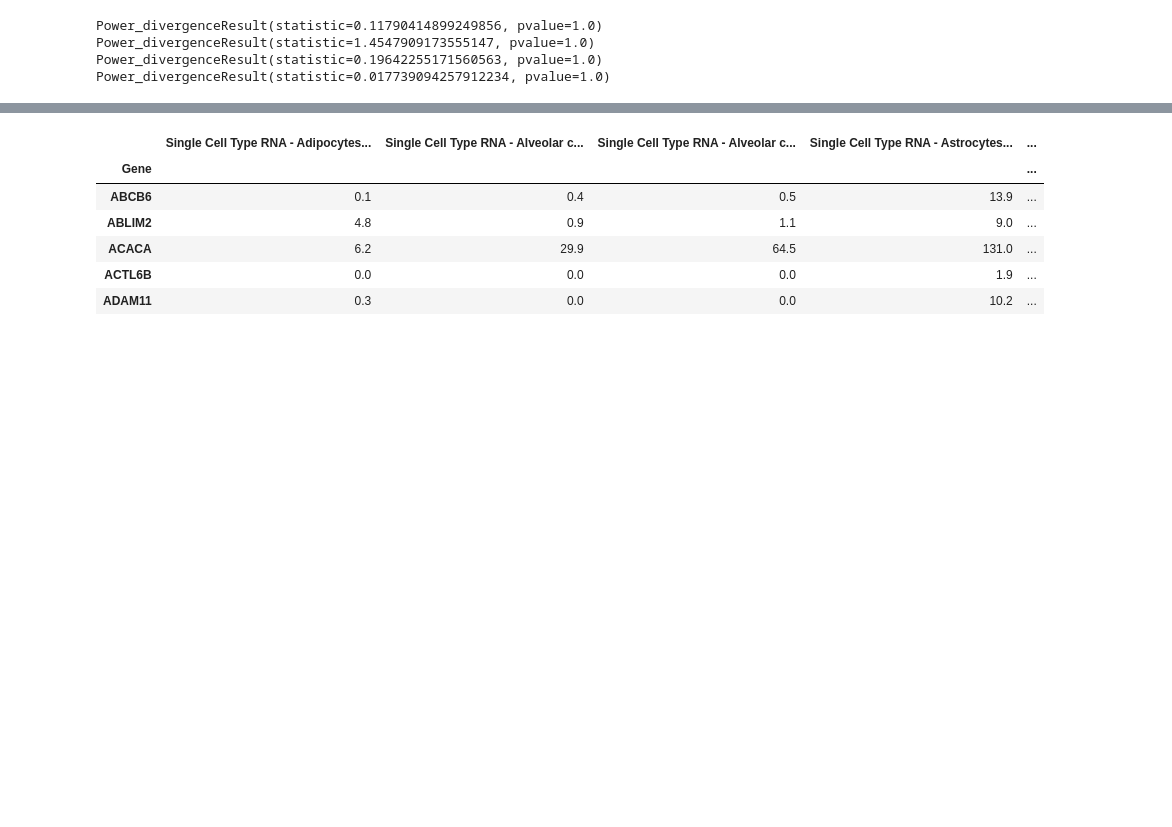
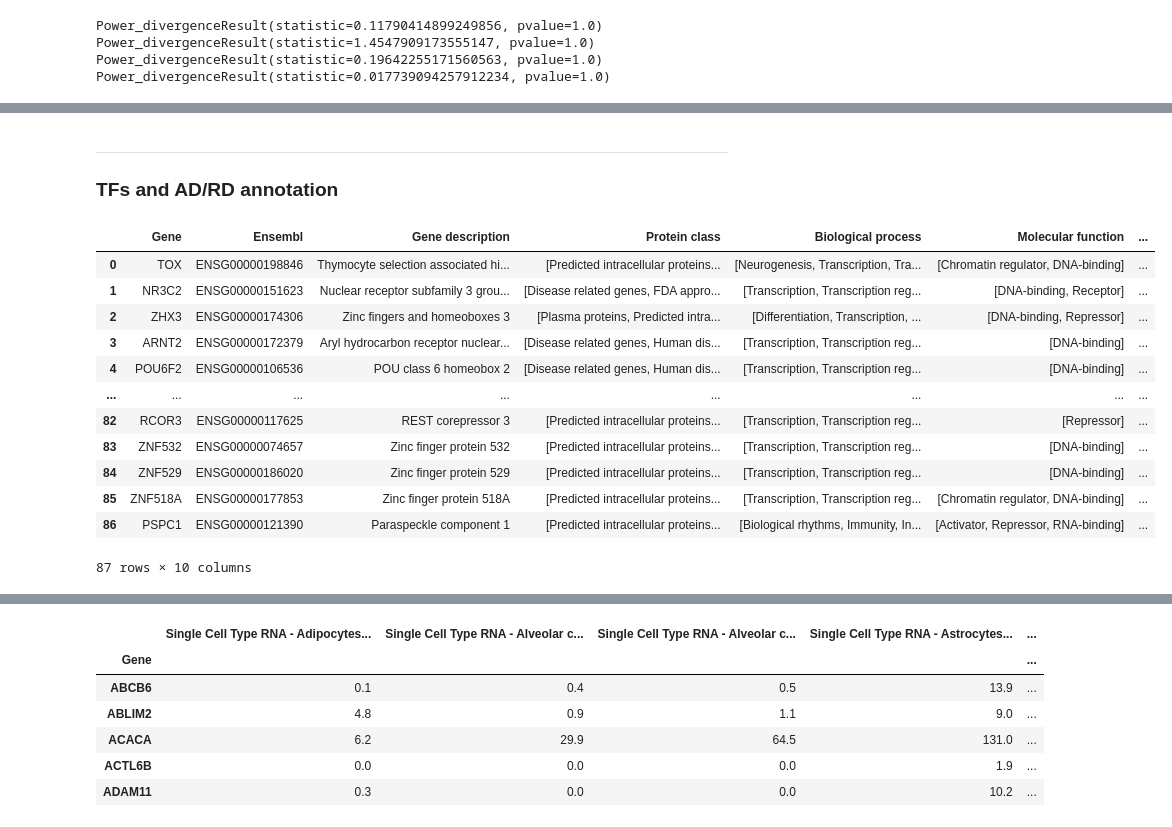
Before and after one commit to kinseylong/StallerRotation, a Jupyter notebook: cofactors_humanproteinatlas/mediator_exploration.ipynb, the cells around one changed output, grey strips where cells are left out. Drawn from its saved outputs; the diff is of its cells as text; code cells hidden in the pictures; blank space fills up the shorter version.

```diff
--- a/cofactors_humanproteinatlas/mediator_exploration.ipynb
+++ b/cofactors_humanproteinatlas/mediator_exploration.ipynb
@@ -551,0 +572,19 @@ Power_divergenceResult(statistic=0.017739094257912234, pvalue=1.0)
+# %% [markdown]
+---
+### TFs and AD/RD annotation
+# %%
+MED12L_similar_annotations
+# %% [output]
+|  | Gene | Ensembl | Gene description | Protein class | Biological process | Molecular function | ... |
+| 0 | TOX | ENSG00000198846 | Thymocyte selection associated hi... | [Predicted intracellular proteins... | [Neurogenesis, Transcription, Tra... | [Chromatin regulator, DNA-binding] | ... |
+| 1 | NR3C2 | ENSG00000151623 | Nuclear receptor subfamily 3 grou... | [Disease related genes, FDA appro... | [Transcription, Transcription reg... | [DNA-binding, Receptor] | ... |
+| 2 | ZHX3 | ENSG00000174306 | Zinc fingers and homeoboxes 3 | [Plasma proteins, Predicted intra... | [Differentiation, Transcription, ... | [DNA-binding, Repressor] | ... |
+| 3 | ARNT2 | ENSG00000172379 | Aryl hydrocarbon receptor nuclear... | [Disease related genes, Human dis... | [Transcription, Transcription reg... | [DNA-binding] | ... |
+| 4 | POU6F2 | ENSG00000106536 | POU class 6 homeobox 2 | [Disease related genes, Human dis... | [Transcription, Transcription reg... | [DNA-binding] | ... |
+| ... | ... | ... | ... | ... | ... | ... | ... |
+| 82 | RCOR3 | ENSG00000117625 | REST corepressor 3 | [Predicted intracellular proteins... | [Transcription, Transcription reg... | [Repressor] | ... |
+| 83 | ZNF532 | ENSG00000074657 | Zinc finger protein 532 | [Predicted intracellular proteins... | [Transcription, Transcription reg... | [DNA-binding] | ... |
+| 84 | ZNF529 | ENSG00000186020 | Zinc finger protein 529 | [Predicted intracellular proteins... | [Transcription, Transcription reg... | [DNA-binding] | ... |
+| 85 | ZNF518A | ENSG00000177853 | Zinc finger protein 518A | [Predicted intracellular proteins... | [Transcription, Transcription reg... | [Chromatin regulator, DNA-binding] | ... |
+| 86 | PSPC1 | ENSG00000121390 | Paraspeckle component 1 | [Predicted intracellular proteins... | [Biological rhythms, Immunity, In... | [Activator, Repressor, RNA-binding] | ... |
+87 rows × 10 columns
```
Also changed, not shown: parts of 11 cells of this notebook, 6 other files.
